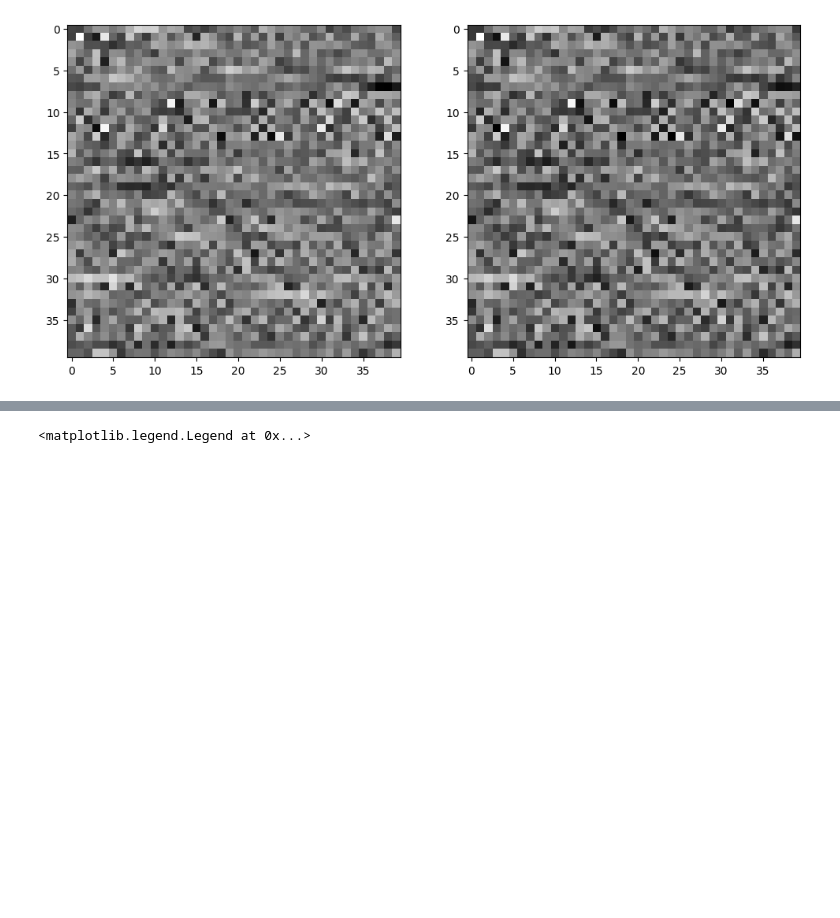
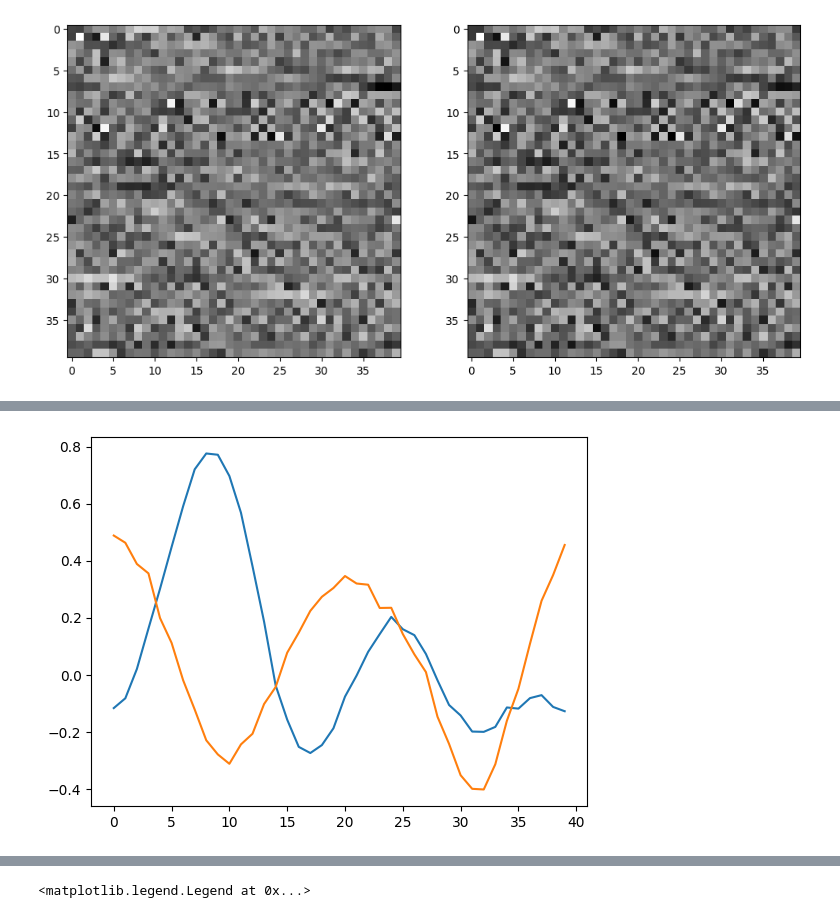
Before and after one commit to leonlufkin/Localization, a Jupyter notebook: notebooks/higher_moments.ipynb, the cells around one changed output, grey strips where cells are left out. Cells and saved outputs as stored; diff of their text form; code cells hidden in the pictures; blank space fills up the shorter version.

```diff
--- a/notebooks/higher_moments.ipynb
+++ b/notebooks/higher_moments.ipynb
@@ -106,0 +115,4 @@ ax2.imshow(weights_gauss[t], cmap='gray')
+# %%
+_ = plt.plot( weights_gauss[200,[0,3]].T )
+# %% [output]
+[figure, added]
```
Also changed, not shown: parts of 9 cells of this notebook, 23 other files.
